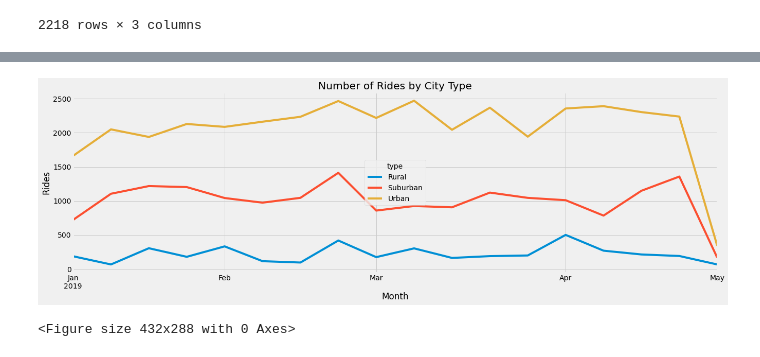
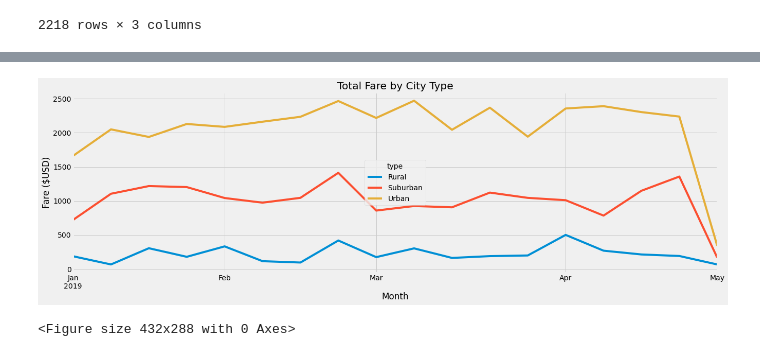
Before and after one commit to joshdaniels/PyBer_Analysis, a Jupyter notebook: PyBer_Challenge_starter_code.ipynb, the cells around one changed output, grey strips where cells are left out. Cells and saved outputs as stored; diff of their text form; code cells hidden in the pictures.

```diff
--- a/PyBer_Challenge_starter_code.ipynb
+++ b/PyBer_Challenge_starter_code.ipynb
@@ -264,19 +275,19 @@ sum_fares_week.head()
 # %%
 # 8. Using the object-oriented interface method, plot the resample DataFrame using the df.plot() function.
 weekly_rides = sum_fares_week.plot(figsize = (20,6))
 # Add a title
-weekly_rides.set_title("Number of Rides by City Type")
+weekly_rides.set_title("Total Fare by City Type")
 #  Add a x- and y-axis label.
 weekly_rides.set_xlabel("Month")
-weekly_rides.set_ylabel("Rides")
+weekly_rides.set_ylabel("Fare ($USD)")
 
 plt.show()
 plt.tight_layout()
 
 # Import the style from Matplotlib.
 from matplotlib import style
 # Use the graph style fivethirtyeight.
 style.use('fivethirtyeight')
 # %% [output]
-[figure, old version]
+[figure, new version]
 <Figure size 432x288 with 0 Axes>
```
Also changed, not shown: parts of 1 cell of this notebook, 1 other file.
